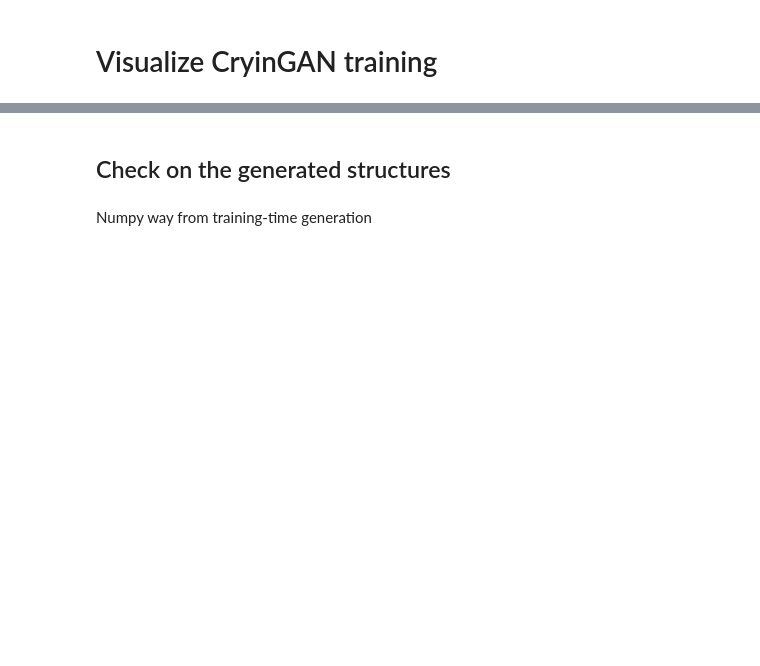
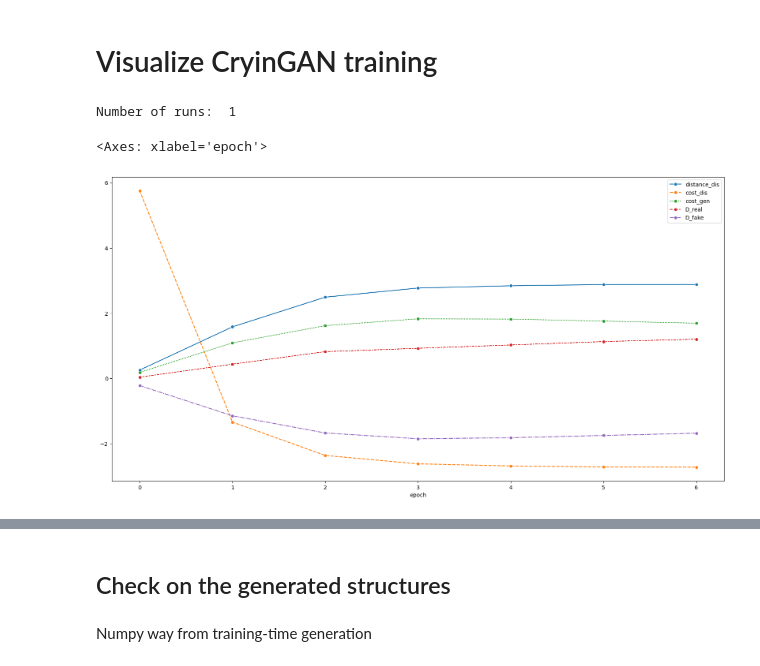
Before and after one commit to Veikko-Saikkonen/hard-spheres, a Jupyter notebook: Notebooks/VisualizeCGTraining.ipynb, the cells around one changed output, grey strips where cells are left out. Drawn from its saved outputs; the diff is of its cells as text; code cells hidden in the pictures; blank space fills up the shorter version.

Commit message:
Updated the cryingan interface notebooks

```diff
--- a/Notebooks/VisualizeCGTraining.ipynb
+++ b/Notebooks/VisualizeCGTraining.ipynb
@@ -8,37 +8,43 @@ import ase
 from ase.io import read, write
 from ase.visualize import view
 # %%
-all_runs = pd.read_csv("../CryinGAN_COPY/losses.csv") # For square lattice
 all_runs = pd.read_csv("../CryinGAN/losses.csv") # For full scale test
+all_runs = pd.read_csv("../ConditionedCryinGAN/losses.csv") # For square lattice
 
 run_starts = all_runs["epoch"] == "epoch"
 
 # Filter out the rows that are not part of the runs
 # all_runs = all_runs[~run_starts]
 
 # Add "run" column
 all_runs["run"] = 0
 
 run_idx = 0
 
 for i in range(1,len(all_runs)):
     if run_starts[i]:
         all_runs.loc[i:, "run"] = run_idx
         run_idx += 1
     else:
         all_runs.loc[i, "run"] = run_idx
 
+print("Number of runs: ", all_runs["run"].max() + 1)
 # Remove the first row of each run
 all_runs = all_runs[~run_starts]
+all_runs["epoch"] = all_runs["epoch"].astype(int)
 all_runs.set_index(["run", "epoch"], inplace=True)
 all_runs = all_runs.astype(float)
 
 # Read and visualize losses csv
 
 run_idx = 0 # CHANGE THIS TO SELECT A RUN
 df = all_runs.loc[run_idx]
 
 fig = plt.figure(figsize=(20,10))
 sns.lineplot(data=df, figure=fig, marker="o")
-plt.grid(which="both")
+# plt.grid(which="both")
+# %% [output]
+Number of runs:  1
+<Axes: xlabel='epoch'>
+[figure, added]
 # %%
```
Also changed, not shown: parts of 8 cells of this notebook, 2 other files.
